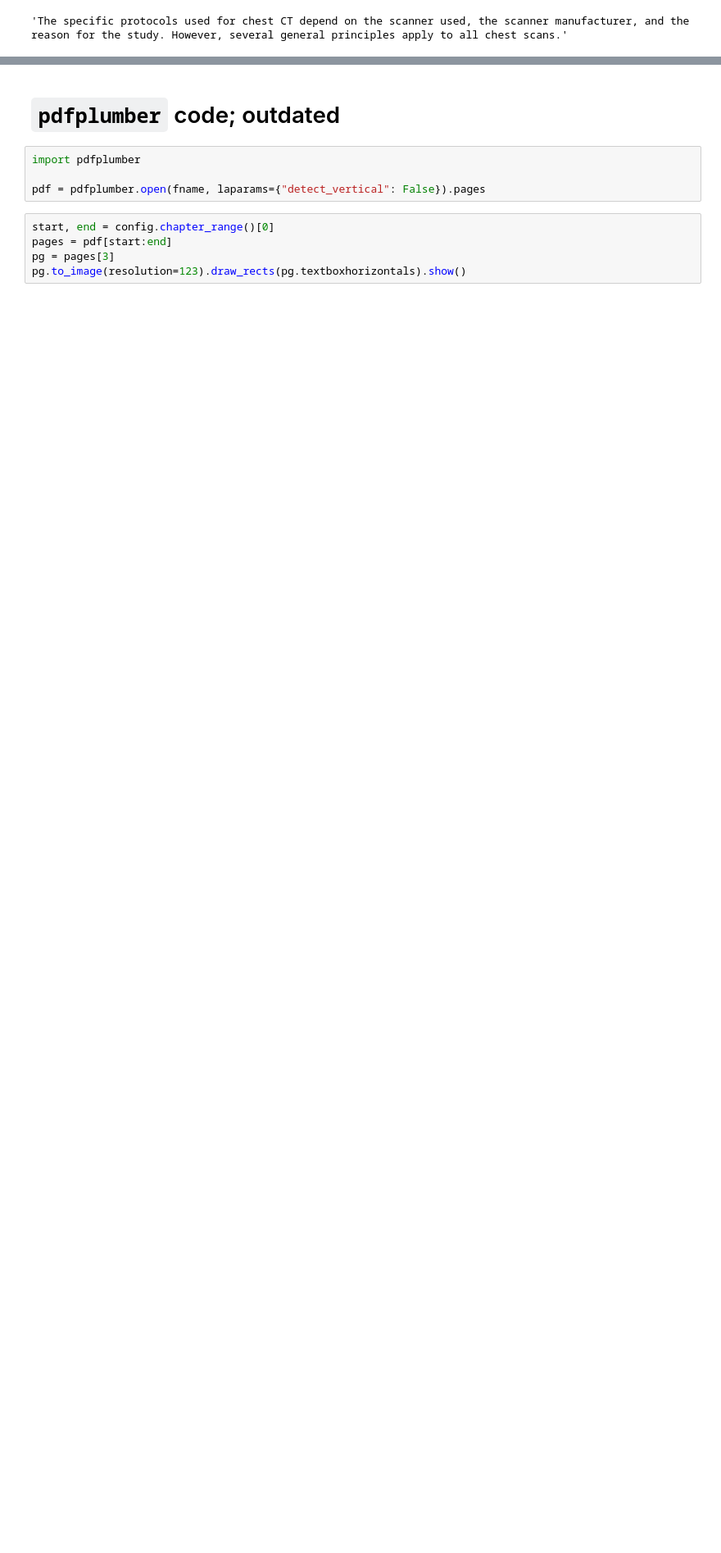
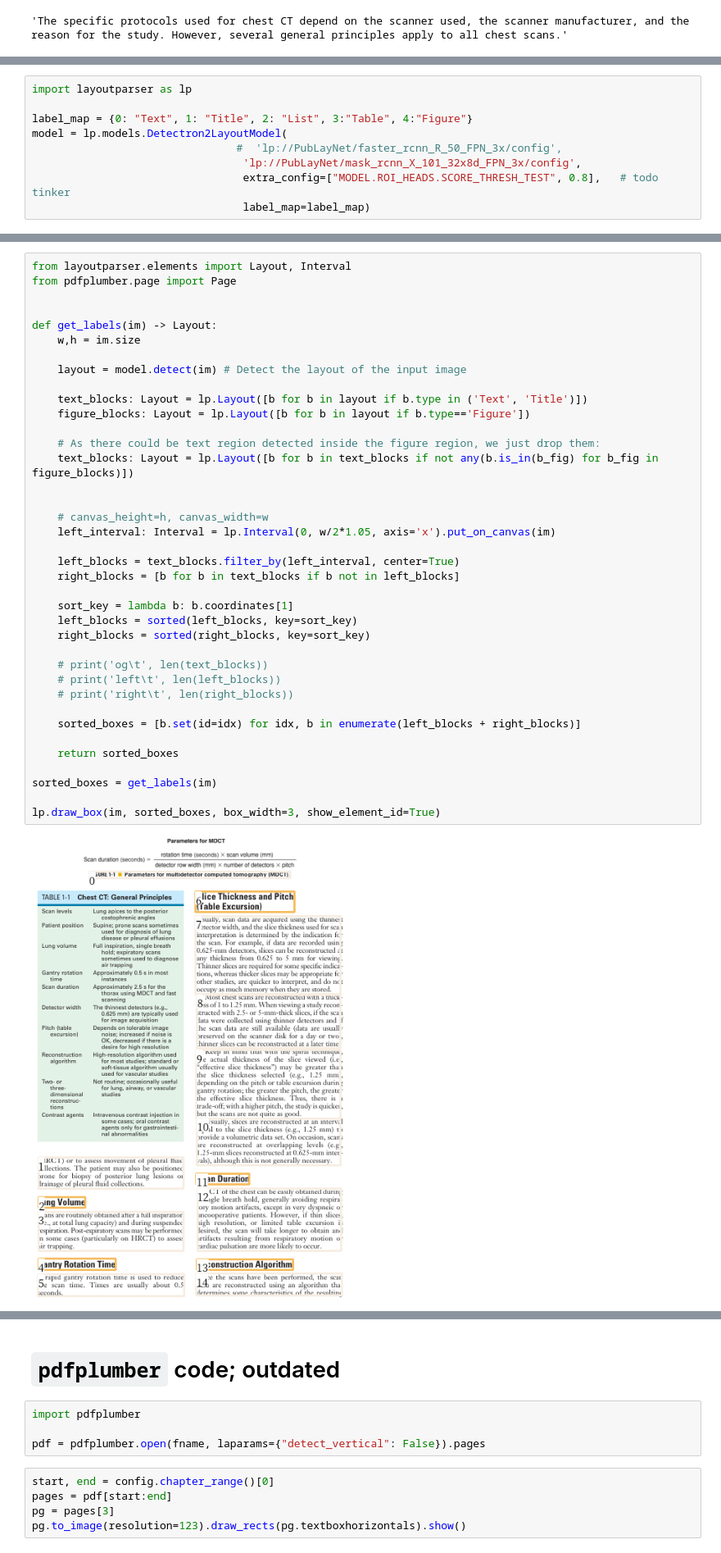
Before and after one commit to bdrad/book-scrape, a Jupyter notebook: scrape.ipynb, the cells around one changed output, grey strips where cells are left out. Shown at 82% size. Drawn from its saved outputs; the diff is of its cells as text; blank space fills up the shorter version.

```diff
--- a/scrape.ipynb
+++ b/scrape.ipynb
@@ -299,0 +291,9 @@ process_text(test_txt)
+# %%
+import layoutparser as lp
+
+label_map = {0: "Text", 1: "Title", 2: "List", 3:"Table", 4:"Figure"}
+model = lp.models.Detectron2LayoutModel(
+                                #  'lp://PubLayNet/faster_rcnn_R_50_FPN_3x/config',
+                                 'lp://PubLayNet/mask_rcnn_X_101_32x8d_FPN_3x/config',
+                                 extra_config=["MODEL.ROI_HEADS.SCORE_THRESH_TEST", 0.8],   # todo tinker
+                                 label_map=label_map)
@@ -299,0 +316,40 @@ process_text(test_txt)
+# %%
+from layoutparser.elements import Layout, Interval
+from pdfplumber.page import Page
+
+
+def get_labels(im) -> Layout:
+    w,h = im.size
+
+    layout = model.detect(im) # Detect the layout of the input image
+
+    text_blocks: Layout = lp.Layout([b for b in layout if b.type in ('Text', 'Title')])
+    figure_blocks: Layout = lp.Layout([b for b in layout if b.type=='Figure'])
+
+    # As there could be text region detected inside the figure region, we just drop them:
+    text_blocks: Layout = lp.Layout([b for b in text_blocks if not any(b.is_in(b_fig) for b_fig in figure_blocks)])
+
+
+    # canvas_height=h, canvas_width=w
+    left_interval: Interval = lp.Interval(0, w/2*1.05, axis='x').put_on_canvas(im)
+
+    left_blocks = text_blocks.filter_by(left_interval, center=True)
+    right_blocks = [b for b in text_blocks if b not in left_blocks]
+
+    sort_key = lambda b: b.coordinates[1]
+    left_blocks = sorted(left_blocks, key=sort_key)
+    right_blocks = sorted(right_blocks, key=sort_key)
+
+    # print('og\t', len(text_blocks))
+    # print('left\t', len(left_blocks))
+    # print('right\t', len(right_blocks))
+
+    sorted_boxes = [b.set(id=idx) for idx, b in enumerate(left_blocks + right_blocks)]
+
+    return sorted_boxes
+
+sorted_boxes = get_labels(im)
+
+lp.draw_box(im, sorted_boxes, box_width=3, show_element_id=True)
+# %% [output]
+[figure, added]
```
Also changed, not shown: parts of 11 cells of this notebook, 1 other file.
